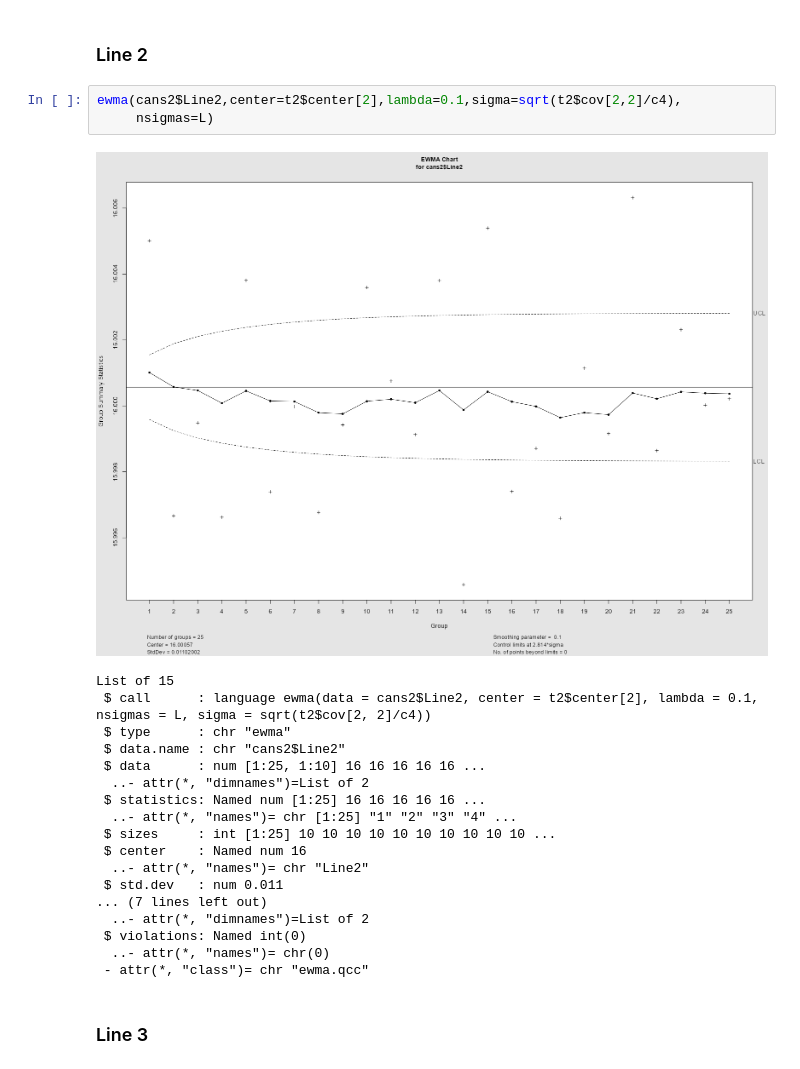
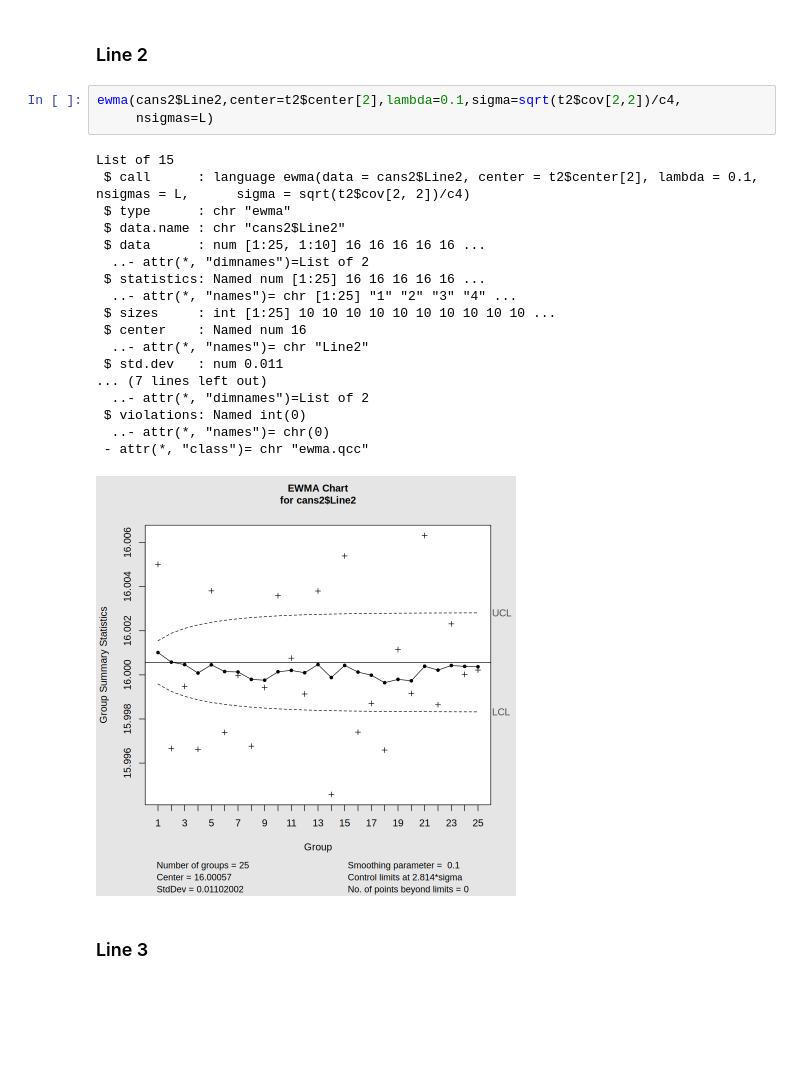
Before and after one commit to abrown9008/STAT-7110-Quality-Control, a Jupyter notebook: Slides/Week-9-MEWMA-Chart/MEWMA-Chart.ipynb, the cells around one changed output. Drawn from its saved outputs; the diff is of its cells as text; blank space fills up the shorter version.

```diff
--- a/Slides/Week-9-MEWMA-Chart/MEWMA-Chart.ipynb
+++ b/Slides/Week-9-MEWMA-Chart/MEWMA-Chart.ipynb
@@ -356,27 +350,27 @@ List of 15
 # %% [markdown]
 ### Line 2
 # %%
-ewma(cans2$Line2,center=t2$center[2],lambda=0.1,sigma=sqrt(t2$cov[2,2]/c4),
+ewma(cans2$Line2,center=t2$center[2],lambda=0.1,sigma=sqrt(t2$cov[2,2])/c4,
      nsigmas=L)
 # %% [output]
+List of 15
+ $ call      : language ewma(data = cans2$Line2, center = t2$center[2], lambda = 0.1, nsigmas = L,      sigma = sqrt(t2$cov[2, 2])/c4)
+ $ type      : chr "ewma"
+ $ data.name : chr "cans2$Line2"
+ $ data      : num [1:25, 1:10] 16 16 16 16 16 ...
+  ..- attr(*, "dimnames")=List of 2
+ $ statistics: Named num [1:25] 16 16 16 16 16 ...
+  ..- attr(*, "names")= chr [1:25] "1" "2" "3" "4" ...
+ $ sizes     : int [1:25] 10 10 10 10 10 10 10 10 10 10 ...
+ $ center    : Named num 16
+  ..- attr(*, "names")= chr "Line2"
+ $ std.dev   : num 0.011
+... (7 lines left out)
+  ..- attr(*, "dimnames")=List of 2
+ $ violations: Named int(0)
+  ..- attr(*, "names")= chr(0)
+ - attr(*, "class")= chr "ewma.qcc"
-[figure, old version]
+[figure, new version]
-List of 15
- $ call      : language ewma(data = cans2$Line2, center = t2$center[2], lambda = 0.1, nsigmas = L, sigma = sqrt(t2$cov[2, 2]/c4))
- $ type      : chr "ewma"
- $ data.name : chr "cans2$Line2"
- $ data      : num [1:25, 1:10] 16 16 16 16 16 ...
-  ..- attr(*, "dimnames")=List of 2
- $ statistics: Named num [1:25] 16 16 16 16 16 ...
-  ..- attr(*, "names")= chr [1:25] "1" "2" "3" "4" ...
- $ sizes     : int [1:25] 10 10 10 10 10 10 10 10 10 10 ...
- $ center    : Named num 16
-  ..- attr(*, "names")= chr "Line2"
- $ std.dev   : num 0.011
-... (7 lines left out)
-  ..- attr(*, "dimnames")=List of 2
- $ violations: Named int(0)
-  ..- attr(*, "names")= chr(0)
- - attr(*, "class")= chr "ewma.qcc"
 # %% [markdown]
 ### Line 3
 # %%
```
Also changed, not shown: parts of 6 cells of this notebook.
